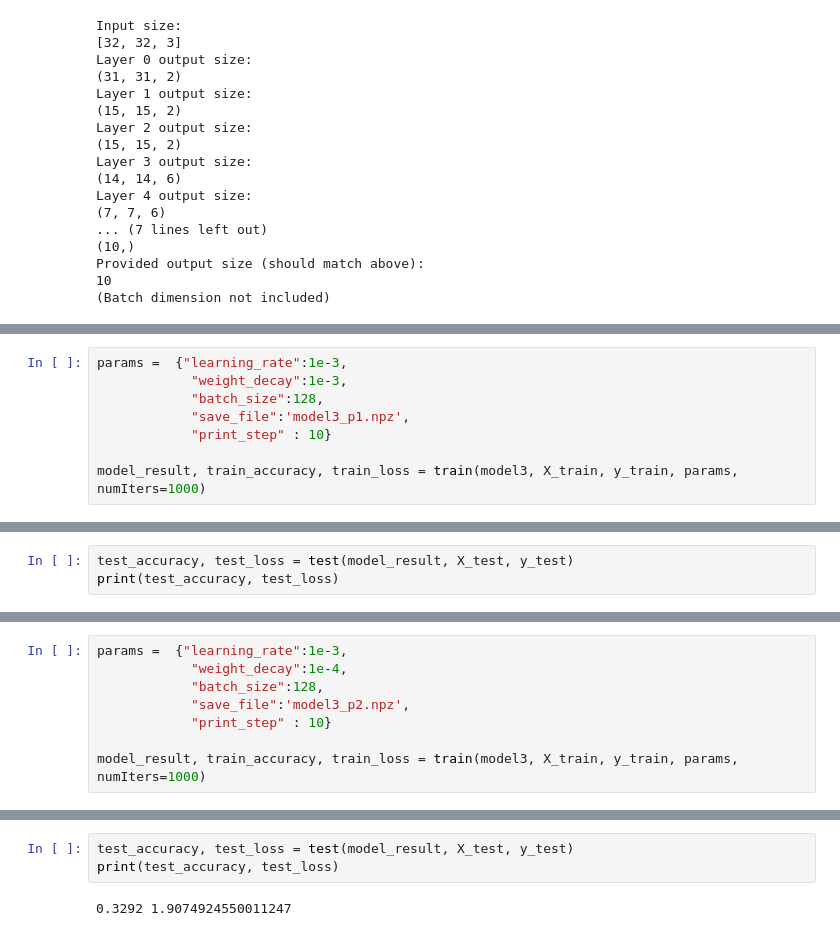
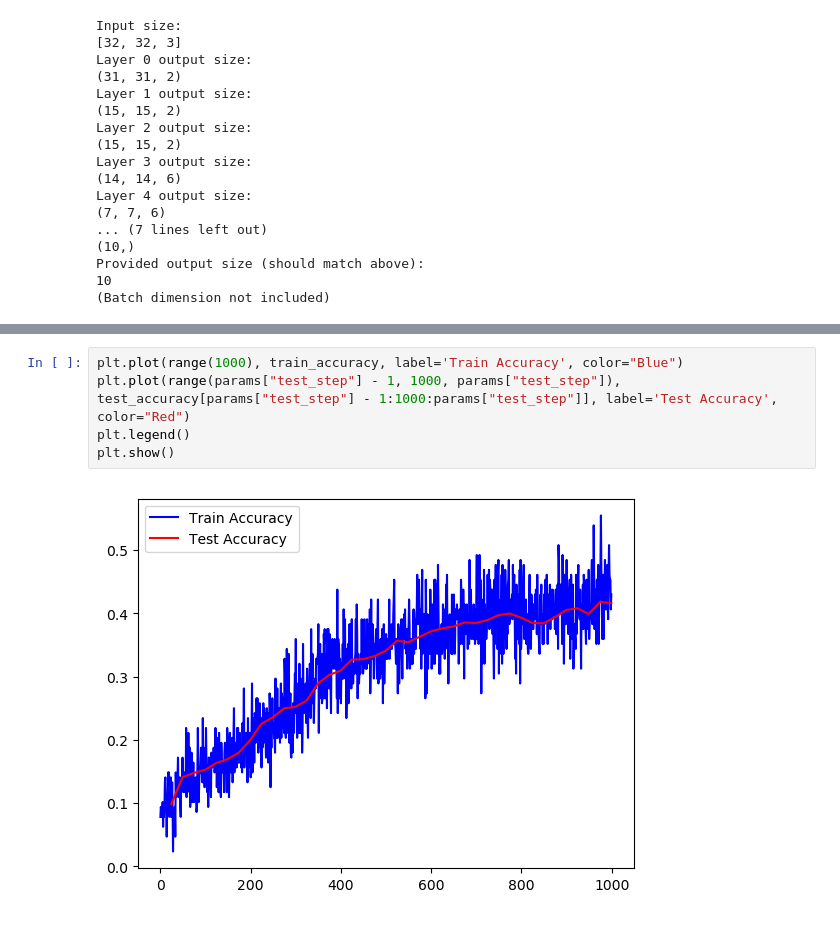
Before and after one commit to ss-cosmos-hue/cos429, a Jupyter notebook: assignment3/initial/starter.ipynb, the cells around one changed output, grey strips where cells are left out. Saved outputs shown, nothing was run; the diff lists cells and outputs as text.

```diff
--- a/assignment3/initial/starter.ipynb
+++ b/assignment3/initial/starter.ipynb
@@ -471,8 +224,0 @@ Provided output size (should match above):
-# %%
-params =  {"learning_rate":1e-3,
-            "weight_decay":1e-3,
-            "batch_size":128,
-            "save_file":'model3_p1.npz',
-            "print_step" : 10}
-
-model_result, train_accuracy, train_loss = train(model3, X_train, y_train, params, numIters=1000)
@@ -507,3 +224,0 @@ plt.show()
-# %%
-test_accuracy, test_loss = test(model_result, X_test, y_test)
-print(test_accuracy, test_loss)
@@ -563,8 +224,0 @@ Provided output size (should match above):
-# %%
-params =  {"learning_rate":1e-3,
-            "weight_decay":1e-4,
-            "batch_size":128,
-            "save_file":'model3_p2.npz',
-            "print_step" : 10}
-
-model_result, train_accuracy, train_loss = train(model3, X_train, y_train, params, numIters=1000)
@@ -599,5 +225,7 @@ plt.show()
-# %%
-test_accuracy, test_loss = test(model_result, X_test, y_test)
-print(test_accuracy, test_loss)
-# %% [output]
-0.3292 1.9074924550011247
+# %%
+plt.plot(range(1000), train_accuracy, label='Train Accuracy', color="Blue")
+plt.plot(range(params["test_step"] - 1, 1000, params["test_step"]), test_accuracy[params["test_step"] - 1:1000:params["test_step"]], label='Test Accuracy', color="Red")
+plt.legend()
+plt.show()
+# %% [output]
+[figure, added]
```
Also changed, not shown: parts of 40 cells of this notebook, 3 other files.
